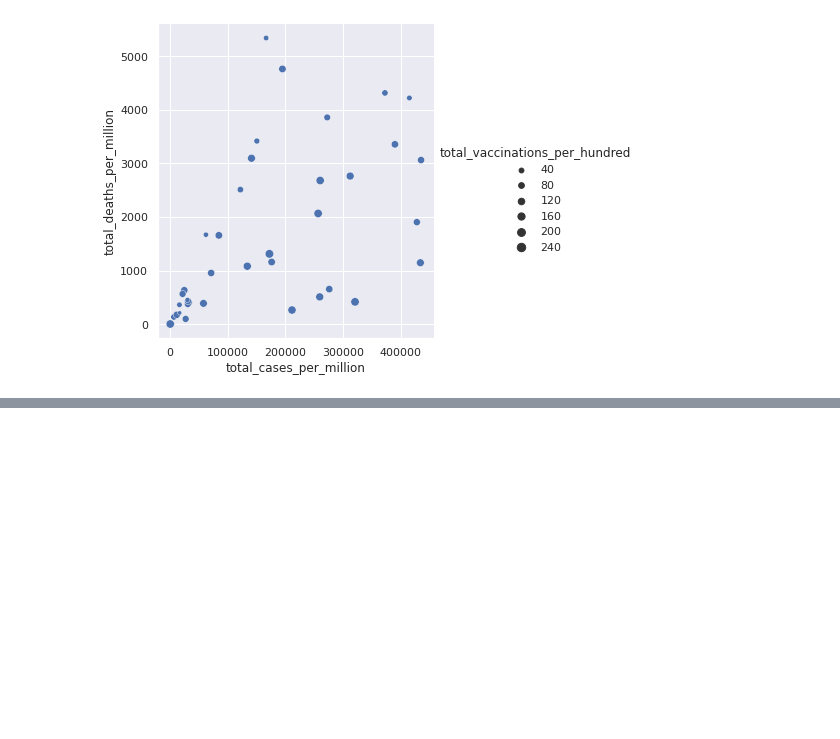
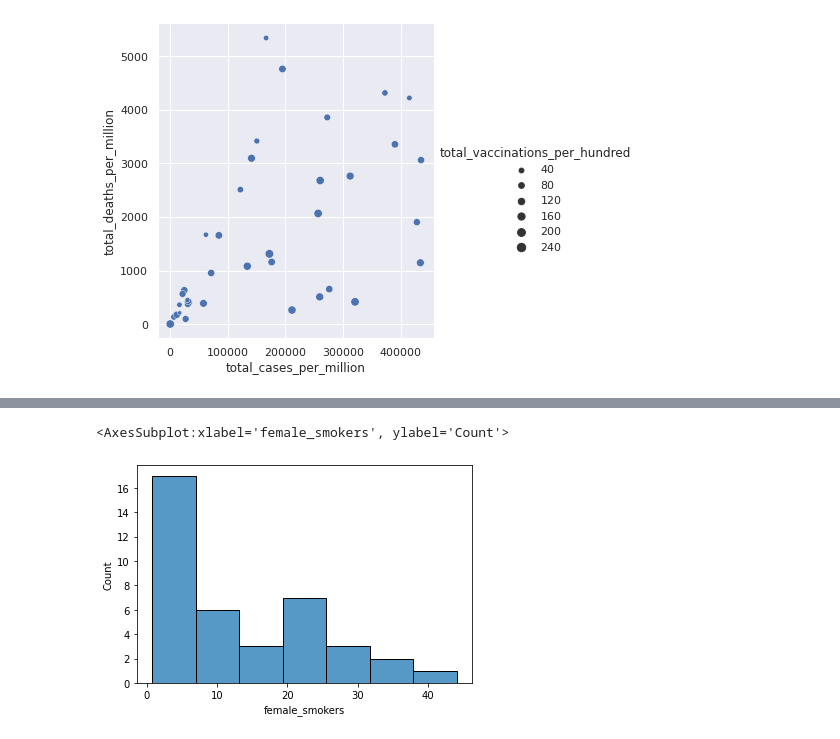
Before and after one commit to Mrpojam/CovIust_numerical_analysis, a Jupyter notebook: Models/DataAnalysis.ipynb, the cells around one changed output, grey strips where cells are left out. Cells and saved outputs as stored; diff of their text form; code cells hidden in the pictures; blank space fills up the shorter version.

```diff
--- a/Models/DataAnalysis.ipynb
+++ b/Models/DataAnalysis.ipynb
@@ -112,0 +128,5 @@ sns.relplot(x=data['total_cases_per_million'], y=data['total_deaths_per_million'
+# %%
+sns.histplot(x=data['female_smokers'])
+# %% [output]
+<AxesSubplot:xlabel='female_smokers', ylabel='Count'>
+[figure, added]
```
Also changed, not shown: parts of 18 cells of this notebook, 12 other files.
